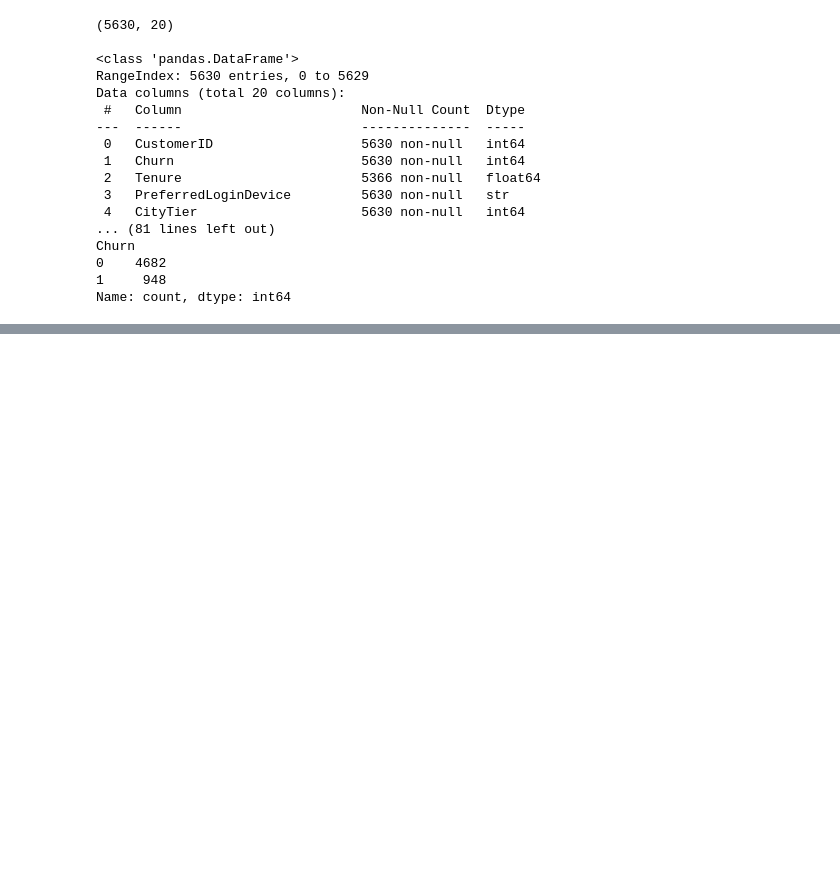
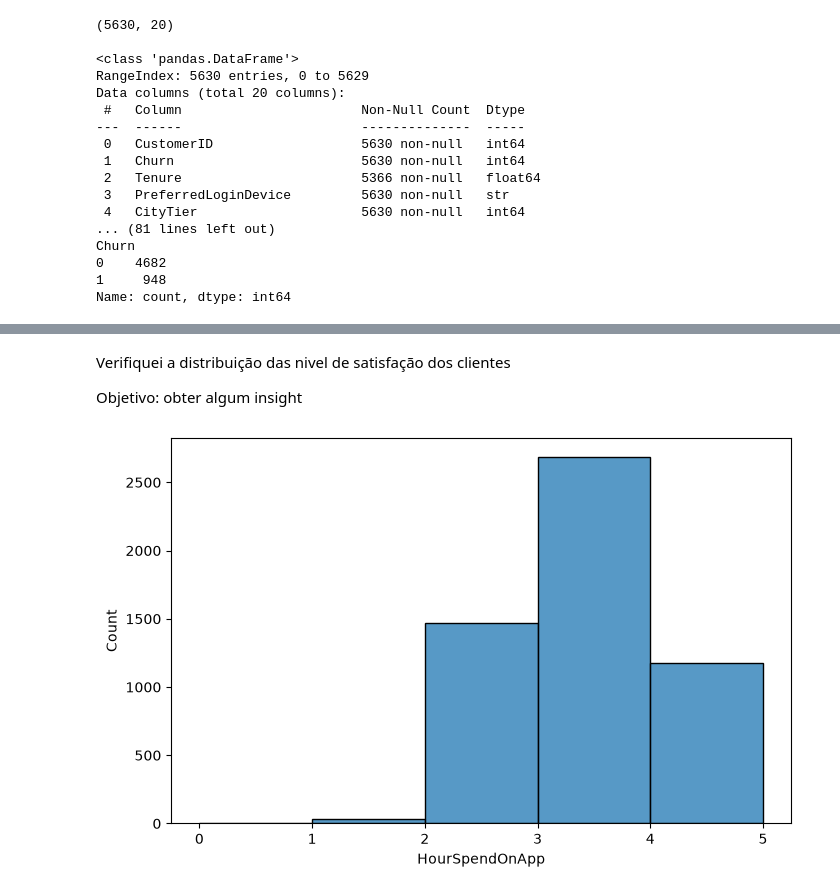
Before and after one commit to Gabriel-Henrique-28/Projeto-Final-Machine-Learning-SC-TEC, a Jupyter notebook: main.ipynb, the cells around one changed output, grey strips where cells are left out. Cells and saved outputs as stored; diff of their text form; code cells hidden in the pictures; blank space fills up the shorter version.

```diff
--- a/main.ipynb
+++ b/main.ipynb
@@ -56,0 +98,10 @@ Name: count, dtype: int64
+# %% [markdown]
+Verifiquei a distribuição das nivel de satisfação dos clientes
+
+Objetivo: obter algum insight
+# %%
+plt.figure(figsize=(8,5))
+sns.histplot(data=df, x='HourSpendOnApp', bins=5)
+plt.show()
+# %% [output]
+[figure, added]
```
Also changed, not shown: parts of 25 cells of this notebook.
